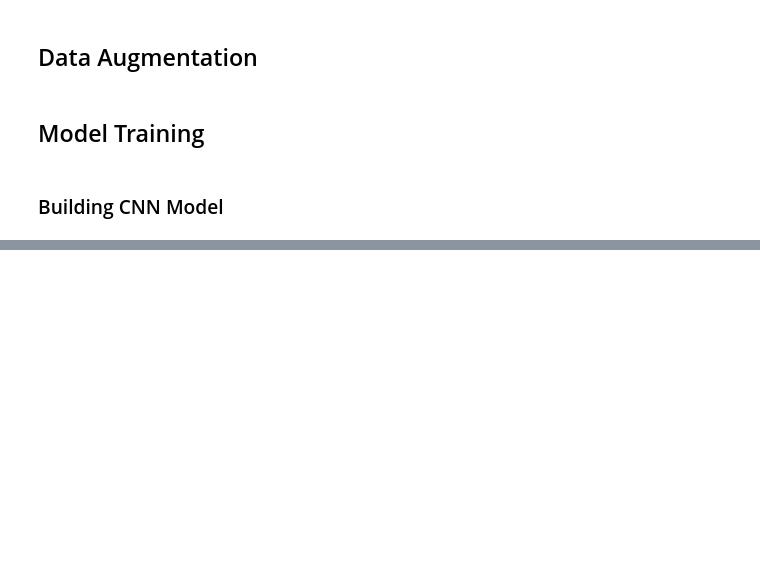
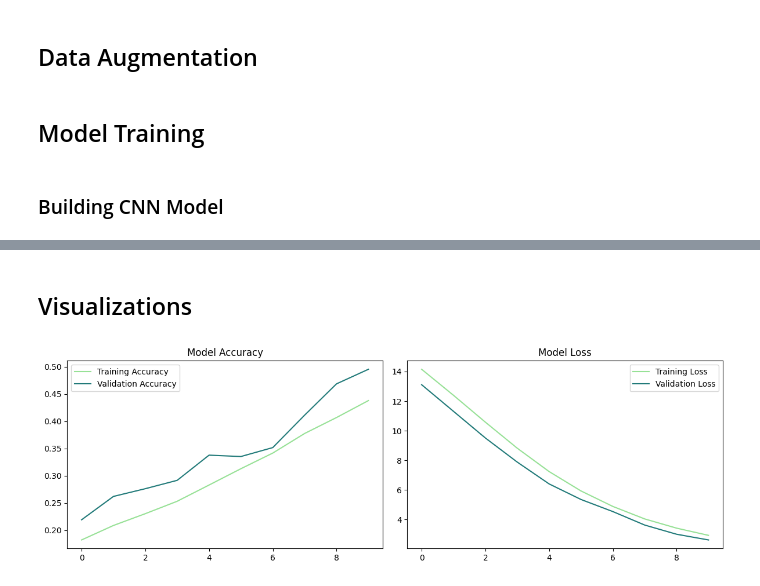
Before and after one commit to arush18/Image-Emotion-Recognition, a Jupyter notebook: scripts/main.ipynb, the cells around one changed output, grey strips where cells are left out. Drawn from its saved outputs; the diff is of its cells as text; code cells hidden in the pictures; blank space fills up the shorter version.

Commit message:
model trained

```diff
--- a/scripts/main.ipynb
+++ b/scripts/main.ipynb
@@ -129,7 +129,8 @@ def model_cnn():
     model = Sequential()
 
     # 1st Batch
-    model.add(Conv2D(32, kernel_size=(3, 3), padding='same', activation='relu', input_shape=(48, 48,1)))
+    model.add(Input(shape=(48, 48, 1)))
+    model.add(Conv2D(32, kernel_size=(3, 3), padding='same', activation='relu'))
     model.add(Conv2D(64,(3,3), padding='same', activation='relu' ))
     model.add(BatchNormalization())
     model.add(MaxPool2D(pool_size=(2, 2)))
@@ -173,7 +174,7 @@ def model_cnn():
     # 8th Batch
     model.add(Dense(7, activation='softmax'))
     model.compile(
-        optimizer = Adam(lr=0.0001),
+        optimizer = Adam(learning_rate=0.0001),
         loss='categorical_crossentropy',
         metrics=['accuracy'])
 
@@ -185,0 +216,22 @@ ValueError: Argument(s) not recognized: {'lr': 0.0001}
+# %%
+# Early Stopping
+
+checkpointers = [
+    EarlyStopping(monitor = 'val_accuracy',
+                  verbose = 1,
+                  restore_best_weights = True,
+                  mode = "max",
+                  patience = 5),
+    ModelCheckpoint('../results/models/best_model.keras',
+                    monitor = "val_accuracy",
+                    verbose = 1,
+                    save_best_only = True,
+                    mode = "max")
+]
+# %%
+history = model.fit(train_gen,
+                    epochs=10,
+                    batch_size=64,
+                    verbose=1,
+                    callbacks=[checkpointers],
+                    validation_data=val_gen)
@@ -185,0 +275,20 @@ ValueError: Argument(s) not recognized: {'lr': 0.0001}
+# %% [markdown]
+## Visualizations
+# %%
+fig, ax = plt.subplots(1,2, figsize=(12,4))
+
+sns.lineplot(x=range(len(history.history['accuracy'])), y=history.history['accuracy'], color='#97e196', label='Training Accuracy', ax=ax[0])
+sns.lineplot(x=range(len(history.history['val_accuracy'])), y=history.history['val_accuracy'], color='#217a79', label='Validation Accuracy', ax=ax[0])
+ax[0].set_title('Model Accuracy')
+ax[0].legend()
+
+sns.lineplot(x=range(len(history.history['loss'])), y=history.history['loss'], color='#97e196', label='Training Loss', ax=ax[1])
+sns.lineplot(x=range(len(history.history['val_loss'])), y=history.history['val_loss'], color='#217a79', label='Validation Loss', ax=ax[1])
+ax[1].set_title('Model Loss')
+ax[1].legend()
+
+plt.tight_layout()
+plt.savefig('../results/visualizations/model_accuracy_loss.png', dpi=200)
+plt.show()
+# %% [output]
+[figure, added]
```
Also changed, not shown: parts of 5 cells of this notebook, 2 other files.
